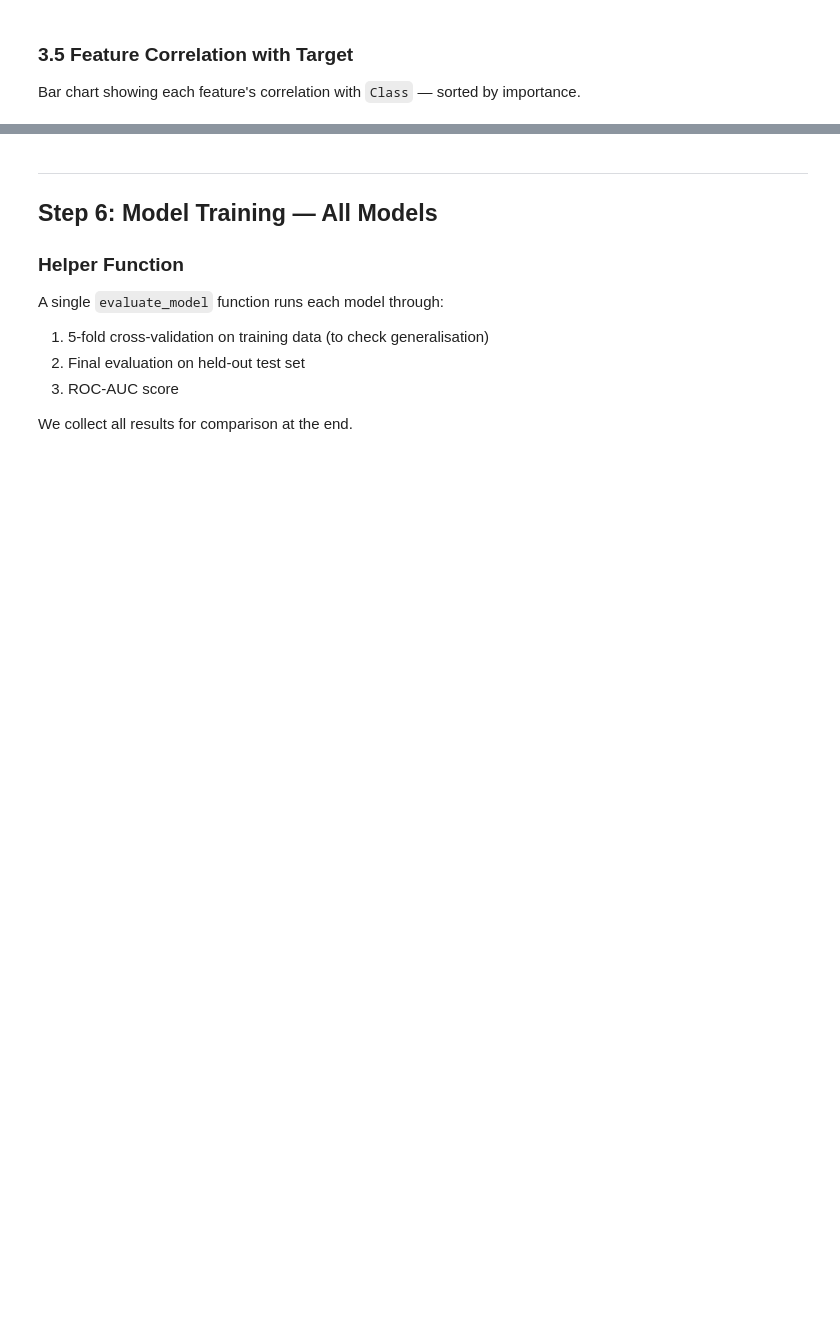
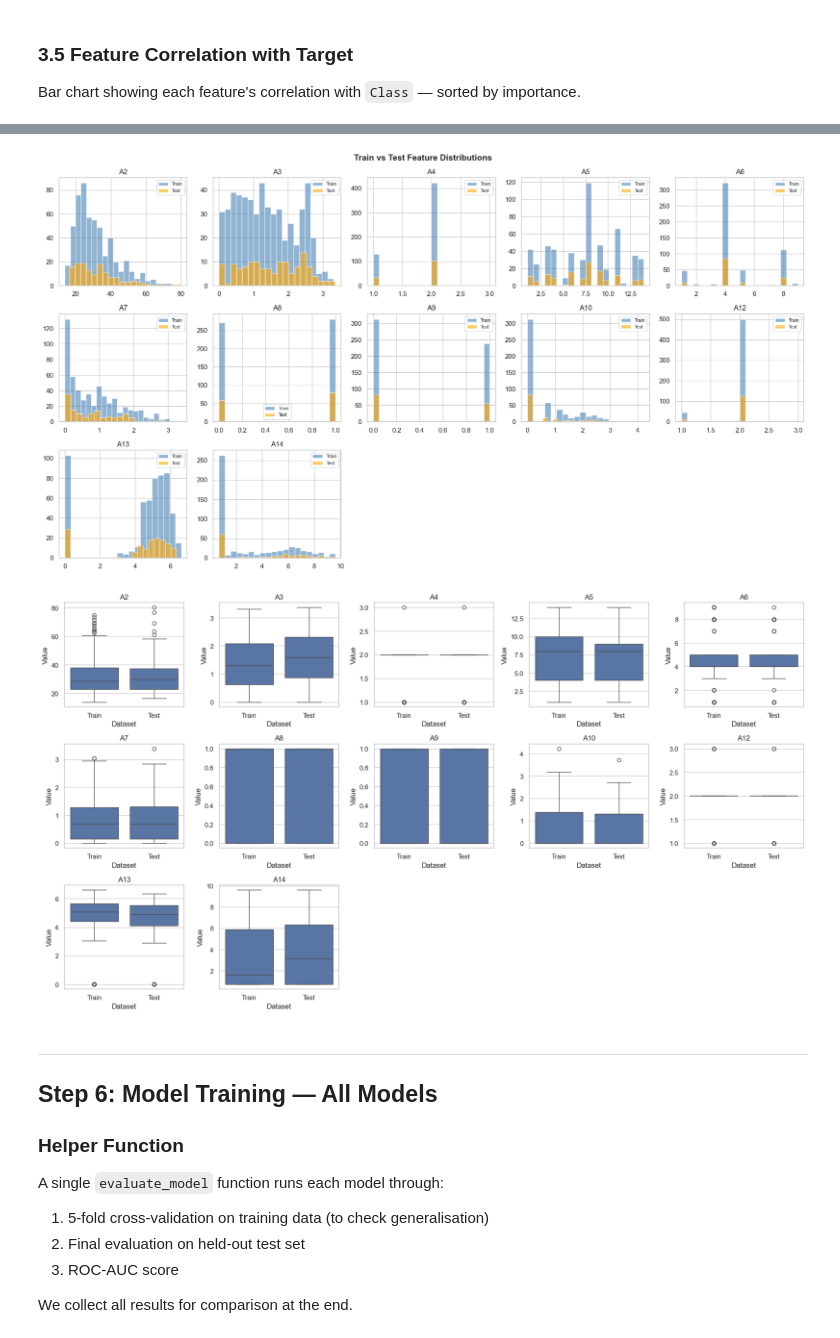
Before and after one commit to SubhabrataBarik/Machine-learning, a Jupyter notebook: kaggle/Credit_Card_Application/Credit_Card_Applications.ipynb, the cells around one changed output, grey strips where cells are left out. Drawn from its saved outputs; the diff is of its cells as text; code cells hidden in the pictures; blank space fills up the shorter version.

```diff
--- a/kaggle/Credit_Card_Application/Credit_Card_Applications.ipynb
+++ b/kaggle/Credit_Card_Application/Credit_Card_Applications.ipynb
@@ -287,3 +523,74 @@ print(f"Proceeding with all {X_train_sel.shape[1]} features (scaled).")
+# %%
+# Feature Distribution
+feature_cols = X_train.columns
+
+fig, axes = plt.subplots(3, 5, figsize=(18,10))
+axes = axes.flatten()
+
+for i, col in enumerate(feature_cols):
+
+    axes[i].hist(
+        X_train[col],
+        bins=20,
+        alpha=0.6,
+        label="Train",
+        color="steelblue"
+    )
+
+    axes[i].hist(
+        X_test[col],
+        bins=20,
+        alpha=0.6,
+        label="Test",
+        color="orange"
+    )
+
+    axes[i].set_title(col)
+    axes[i].legend(fontsize=8)
+
+# Hide empty subplot
+for j in range(i+1, len(axes)):
+    axes[j].set_visible(False)
+
+plt.suptitle("Train vs Test Feature Distributions",
+             fontsize=14,
+             fontweight="bold")
+
+plt.tight_layout()
+plt.show()
+
+
+# Boxplots
+import seaborn as sns
+import pandas as pd
+
+fig, axes = plt.subplots(3, 5, figsize=(18,10))
+axes = axes.flatten()
+
+for i, col in enumerate(X_train.columns):
+
+    temp = pd.DataFrame({
+        "Value": pd.concat([X_train[col], X_test[col]], ignore_index=True),
+        "Dataset": ["Train"]*len(X_train) + ["Test"]*len(X_test)
+    })
+
+    sns.boxplot(
+        data=temp,
+        x="Dataset",
+        y="Value",
+        ax=axes[i]
+    )
+
+    axes[i].set_title(col)
+
+for j in range(i+1, len(axes)):
+    axes[j].set_visible(False)
+
+plt.tight_layout()
+plt.show()
+# %% [output]
+[figure, added]
+[figure, added]
 # %% [markdown]
 ---
 ## Step 6: Model Training — All Models
```
Also changed, not shown: parts of 42 cells of this notebook.
